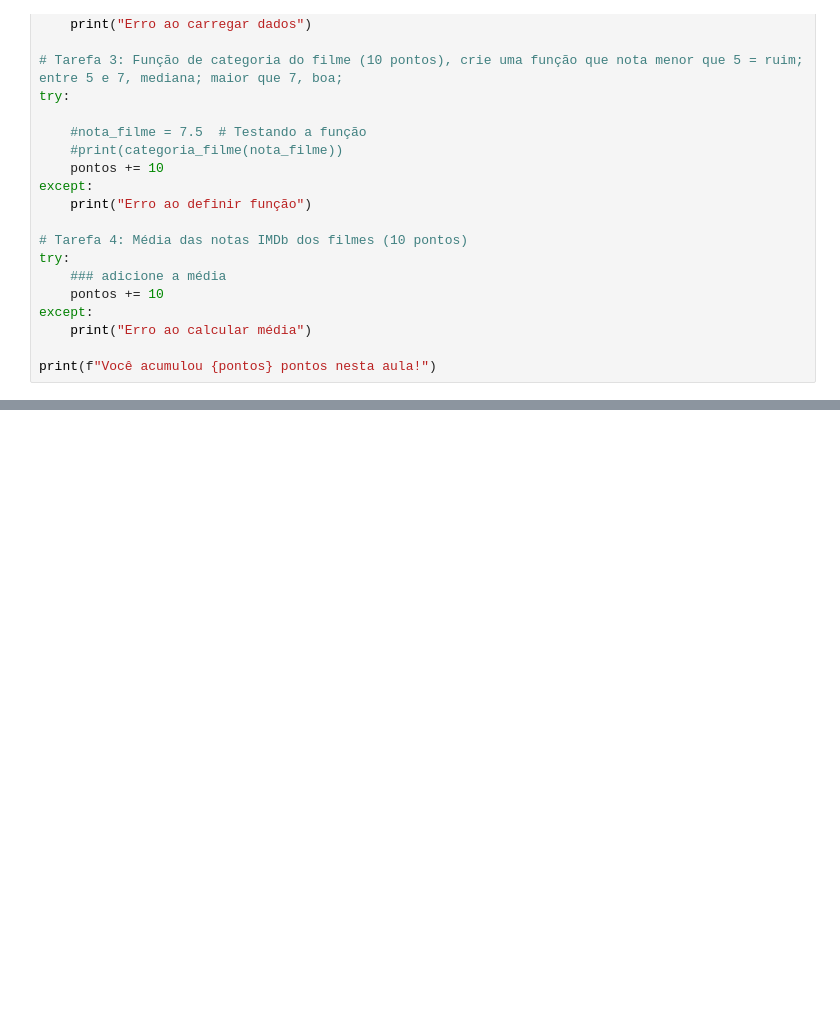
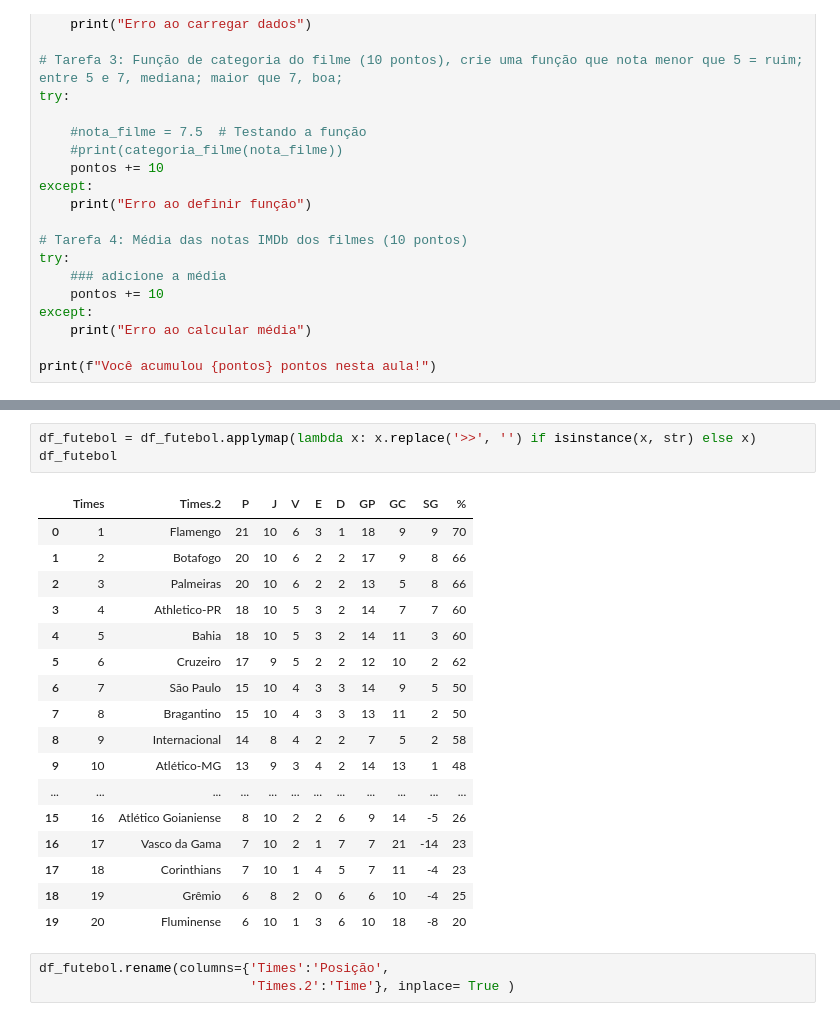
Before and after one commit to BrunoMeloSlv/AulaPython, a Jupyter notebook: aula1.ipynb, the cells around one changed output, grey strips where cells are left out. Cells and saved outputs as stored; diff of their text form; blank space fills up the shorter version.

```diff
--- a/aula1.ipynb
+++ b/aula1.ipynb
@@ -457,0 +615,24 @@ print(f"Você acumulou {pontos} pontos nesta aula!")
+# %%
+df_futebol = df_futebol.applymap(lambda x: x.replace('>>', '') if isinstance(x, str) else x)
+df_futebol
+# %% [output]
+|  | Times | Times.2 | P | J | V | E | D | GP | GC | SG | % |
+| 0 | 1 | Flamengo | 21 | 10 | 6 | 3 | 1 | 18 | 9 | 9 | 70 |
+| 1 | 2 | Botafogo | 20 | 10 | 6 | 2 | 2 | 17 | 9 | 8 | 66 |
+| 2 | 3 | Palmeiras | 20 | 10 | 6 | 2 | 2 | 13 | 5 | 8 | 66 |
+| 3 | 4 | Athletico-PR | 18 | 10 | 5 | 3 | 2 | 14 | 7 | 7 | 60 |
+| 4 | 5 | Bahia | 18 | 10 | 5 | 3 | 2 | 14 | 11 | 3 | 60 |
+| 5 | 6 | Cruzeiro | 17 | 9 | 5 | 2 | 2 | 12 | 10 | 2 | 62 |
+| 6 | 7 | São Paulo | 15 | 10 | 4 | 3 | 3 | 14 | 9 | 5 | 50 |
+| 7 | 8 | Bragantino | 15 | 10 | 4 | 3 | 3 | 13 | 11 | 2 | 50 |
+| 8 | 9 | Internacional | 14 | 8 | 4 | 2 | 2 | 7 | 5 | 2 | 58 |
+| 9 | 10 | Atlético-MG | 13 | 9 | 3 | 4 | 2 | 14 | 13 | 1 | 48 |
+| ... | ... | ... | ... | ... | ... | ... | ... | ... | ... | ... | ... |
+| 15 | 16 | Atlético Goianiense | 8 | 10 | 2 | 2 | 6 | 9 | 14 | -5 | 26 |
+| 16 | 17 | Vasco da Gama | 7 | 10 | 2 | 1 | 7 | 7 | 21 | -14 | 23 |
+| 17 | 18 | Corinthians | 7 | 10 | 1 | 4 | 5 | 7 | 11 | -4 | 23 |
+| 18 | 19 | Grêmio | 6 | 8 | 2 | 0 | 6 | 6 | 10 | -4 | 25 |
+| 19 | 20 | Fluminense | 6 | 10 | 1 | 3 | 6 | 10 | 18 | -8 | 20 |
+# %%
+df_futebol.rename(columns={'Times':'Posição',
+                           'Times.2':'Time'}, inplace= True )
```
Also changed, not shown: parts of 29 cells of this notebook, 2 other files.
